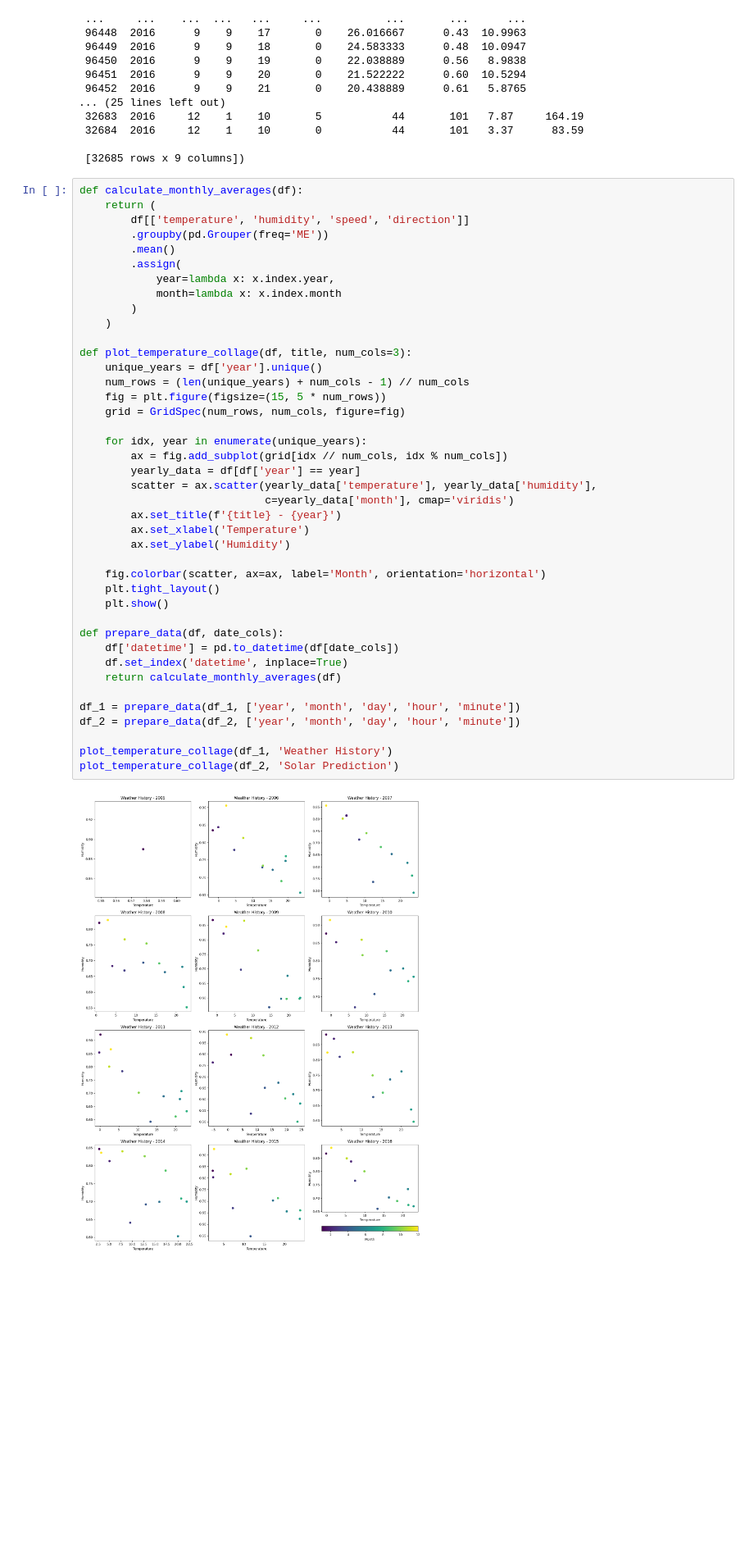
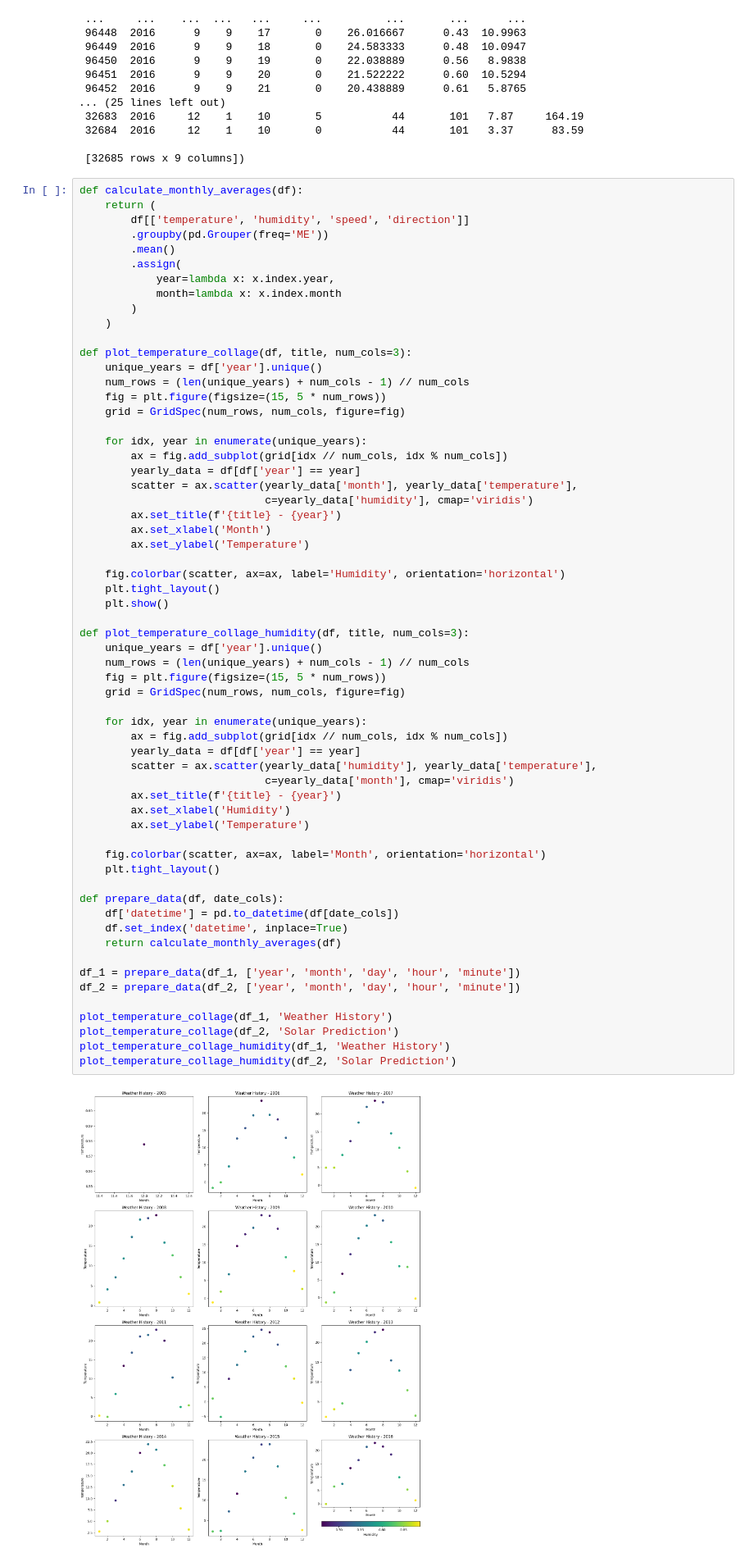
Before and after one commit to Julian-L-Avila/Data-Mining-2024-3, a Jupyter notebook: Exam-I/exam-linear-regression.sync.ipynb, the cells around one changed output. Shown at 82% size. Drawn from its saved outputs; the diff is of its cells as text; blank space fills up the shorter version.

```diff
--- a/Exam-I/exam-linear-regression.sync.ipynb
+++ b/Exam-I/exam-linear-regression.sync.ipynb
@@ -155,35 +157,55 @@ def calculate_monthly_averages(df):
             month=lambda x: x.index.month
         )
     )
 
 def plot_temperature_collage(df, title, num_cols=3):
     unique_years = df['year'].unique()
     num_rows = (len(unique_years) + num_cols - 1) // num_cols
     fig = plt.figure(figsize=(15, 5 * num_rows))
     grid = GridSpec(num_rows, num_cols, figure=fig)
 
     for idx, year in enumerate(unique_years):
         ax = fig.add_subplot(grid[idx // num_cols, idx % num_cols])
         yearly_data = df[df['year'] == year]
-        scatter = ax.scatter(yearly_data['temperature'], yearly_data['humidity'],
+        scatter = ax.scatter(yearly_data['month'], yearly_data['temperature'],
+                             c=yearly_data['humidity'], cmap='viridis')
+        ax.set_title(f'{title} - {year}')
+        ax.set_xlabel('Month')
+        ax.set_ylabel('Temperature')
+
+    fig.colorbar(scatter, ax=ax, label='Humidity', orientation='horizontal')
+    plt.tight_layout()
+    plt.show()
+
+def plot_temperature_collage_humidity(df, title, num_cols=3):
+    unique_years = df['year'].unique()
+    num_rows = (len(unique_years) + num_cols - 1) // num_cols
+    fig = plt.figure(figsize=(15, 5 * num_rows))
+    grid = GridSpec(num_rows, num_cols, figure=fig)
+
+    for idx, year in enumerate(unique_years):
+        ax = fig.add_subplot(grid[idx // num_cols, idx % num_cols])
+        yearly_data = df[df['year'] == year]
+        scatter = ax.scatter(yearly_data['humidity'], yearly_data['temperature'],
                              c=yearly_data['month'], cmap='viridis')
         ax.set_title(f'{title} - {year}')
-        ax.set_xlabel('Temperature')
-        ax.set_ylabel('Humidity')
+        ax.set_xlabel('Humidity')
+        ax.set_ylabel('Temperature')
 
     fig.colorbar(scatter, ax=ax, label='Month', orientation='horizontal')
     plt.tight_layout()
-    plt.show()
 
 def prepare_data(df, date_cols):
     df['datetime'] = pd.to_datetime(df[date_cols])
     df.set_index('datetime', inplace=True)
     return calculate_monthly_averages(df)
 
 df_1 = prepare_data(df_1, ['year', 'month', 'day', 'hour', 'minute'])
 df_2 = prepare_data(df_2, ['year', 'month', 'day', 'hour', 'minute'])
 
 plot_temperature_collage(df_1, 'Weather History')
 plot_temperature_collage(df_2, 'Solar Prediction')
+plot_temperature_collage_humidity(df_1, 'Weather History')
+plot_temperature_collage_humidity(df_2, 'Solar Prediction')
 # %% [output]
-[figure, old version]
+[figure, new version]
```
Also changed, not shown: parts of 4 cells of this notebook, 2 other files.
